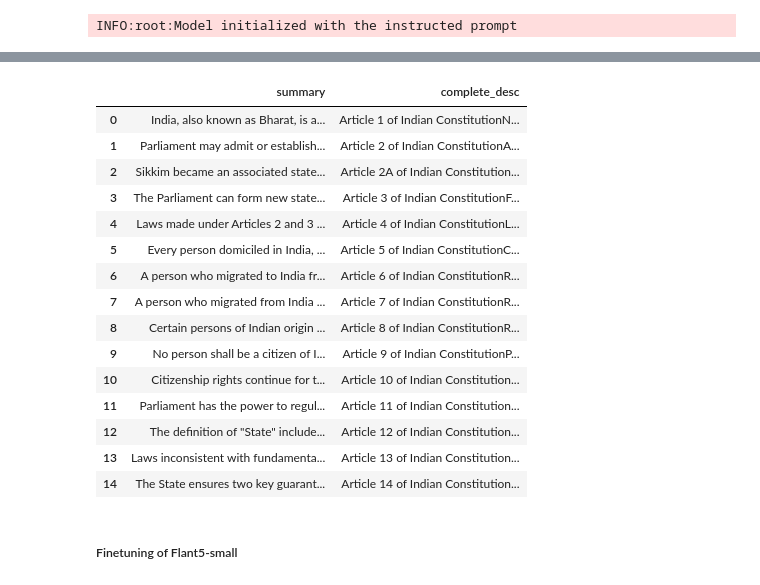
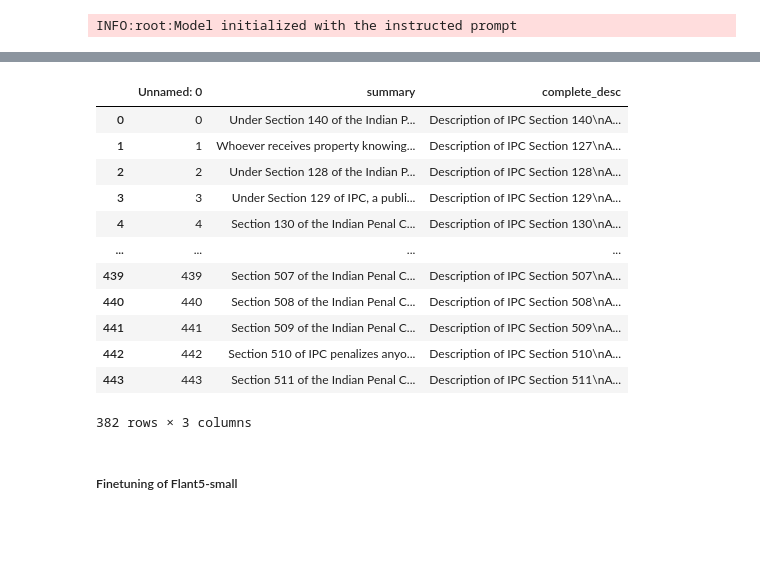
Before and after one commit to ayush9h/LegalDigest, a Jupyter notebook: model.ipynb, the cells around one changed output, grey strips where cells are left out. Saved outputs shown, nothing was run; the diff lists cells and outputs as text; code cells hidden in the pictures; blank space fills up the shorter version.

```diff
--- a/model.ipynb
+++ b/model.ipynb
@@ -12,4 +13,4 @@ logging.basicConfig(level=logging.INFO)
 # %%
-df = pd.read_csv("./articles.csv", nrows = 15)
-logging.info(msg="Dataset loaded successfully")
+df = pd.read_csv("./datasets/IPC.csv")
+df.head(5)
 # %% [output]
@@ -26,13 +32,13 @@ logging.info("Model initialized with the instructed prompt")
 INFO:root:Model initialized with the instructed prompt
 # %%
 summaries = []
-for idx in range(len(df['article_desc'])):
+for idx in tqdm(range(len(df['Description'])), desc="Summarizing the document"):
     completion = client.chat.completions.create(
     model=SUMMARIZER_MODEL,
     messages=[
       {
         "role": "user",
-        "content": f"{SUMMARIZER_PROMPT}: {df['article_desc'][idx]}"
+        "content": f"{SUMMARIZER_PROMPT}: {df['Description'][idx]}"
       }
     ],
     temperature=1,
@@ -49,6 +55,4 @@ for idx in range(len(df['article_desc'])):
             full_summary += chunk.choices[0].delta.content
 
     summaries.append(full_summary)
-
-logging.info("Summaries generated for the legal content")
 # %% [output]
@@ -71,6 +76,6 @@ INFO:root:Summaries generated for the legal content
 # %%
 df['summary'] = summaries
 # %%
-df['complete_desc'] = df['article_id'] + df['article_desc']
+df['complete_desc'] = df['Description'] + "Offense" + df['Offense'] + "Punishment" + df['Punishment']
 df.head(5)
 # %% [output]
@@ -83,22 +88,21 @@ df.head(5)
+# %%
+df.dropna(inplace=True)
 # %%
-df.drop(labels=['article_id','article_desc'], axis = 1)
+df.drop(labels=['IPC_Section','Description', 'Offense', 'Punishment', 'Cognizable', 'Court', 'Bailable'], axis = 1)
 # %% [output]
-|  | summary | complete_desc |
-| 0 | India, also known as Bharat, is a... | Article 1 of Indian ConstitutionN... |
-| 1 | Parliament may admit or establish... | Article 2 of Indian ConstitutionA... |
-| 2 | Sikkim became an associated state... | Article 2A of Indian Constitution... |
-| 3 | The Parliament can form new state... | Article 3 of Indian ConstitutionF... |
-| 4 | Laws made under Articles 2 and 3 ... | Article 4 of Indian ConstitutionL... |
-| 5 | Every person domiciled in India, ... | Article 5 of Indian ConstitutionC... |
-| 6 | A person who migrated to India fr... | Article 6 of Indian ConstitutionR... |
-| 7 | A person who migrated from India ... | Article 7 of Indian ConstitutionR... |
-| 8 | Certain persons of Indian origin ... | Article 8 of Indian ConstitutionR... |
-| 9 | No person shall be a citizen of I... | Article 9 of Indian ConstitutionP... |
-| 10 | Citizenship rights continue for t... | Article 10 of Indian Constitution... |
-| 11 | Parliament has the power to regul... | Article 11 of Indian Constitution... |
-| 12 | The definition of "State" include... | Article 12 of Indian Constitution... |
-| 13 | Laws inconsistent with fundamenta... | Article 13 of Indian Constitution... |
-| 14 | The State ensures two key guarant... | Article 14 of Indian Constitution... |
+|  | Unnamed: 0 | summary | complete_desc |
+| 0 | 0 | Under Section 140 of the Indian P... | Description of IPC Section 140\nA... |
+| 1 | 1 | Whoever receives property knowing... | Description of IPC Section 127\nA... |
+| 2 | 2 | Under Section 128 of the Indian P... | Description of IPC Section 128\nA... |
+| 3 | 3 | Under Section 129 of IPC, a publi... | Description of IPC Section 129\nA... |
+| 4 | 4 | Section 130 of the Indian Penal C... | Description of IPC Section 130\nA... |
+| ... | ... | ... | ... |
+| 439 | 439 | Section 507 of the Indian Penal C... | Description of IPC Section 507\nA... |
+| 440 | 440 | Section 508 of the Indian Penal C... | Description of IPC Section 508\nA... |
+| 441 | 441 | Section 509 of the Indian Penal C... | Description of IPC Section 509\nA... |
+| 442 | 442 | Section 510 of IPC penalizes anyo... | Description of IPC Section 510\nA... |
+| 443 | 443 | Section 511 of the Indian Penal C... | Description of IPC Section 511\nA... |
+382 rows × 3 columns
 # %% [markdown]
 ##### Finetuning of Flant5-small
 # %%
```
Also changed, not shown: parts of 7 cells of this notebook, 2 other files.
